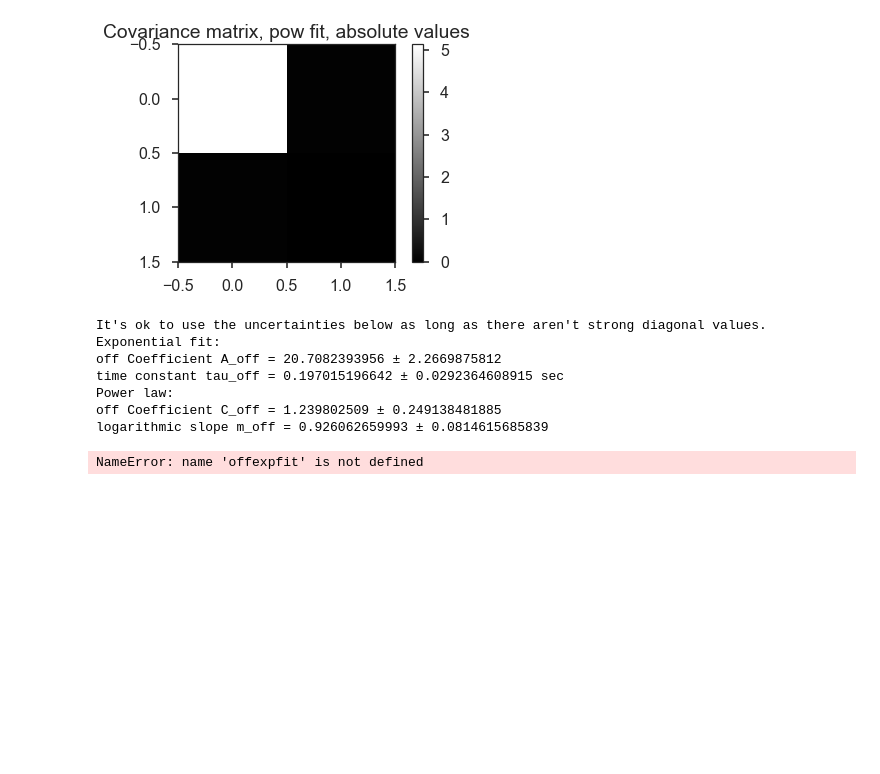
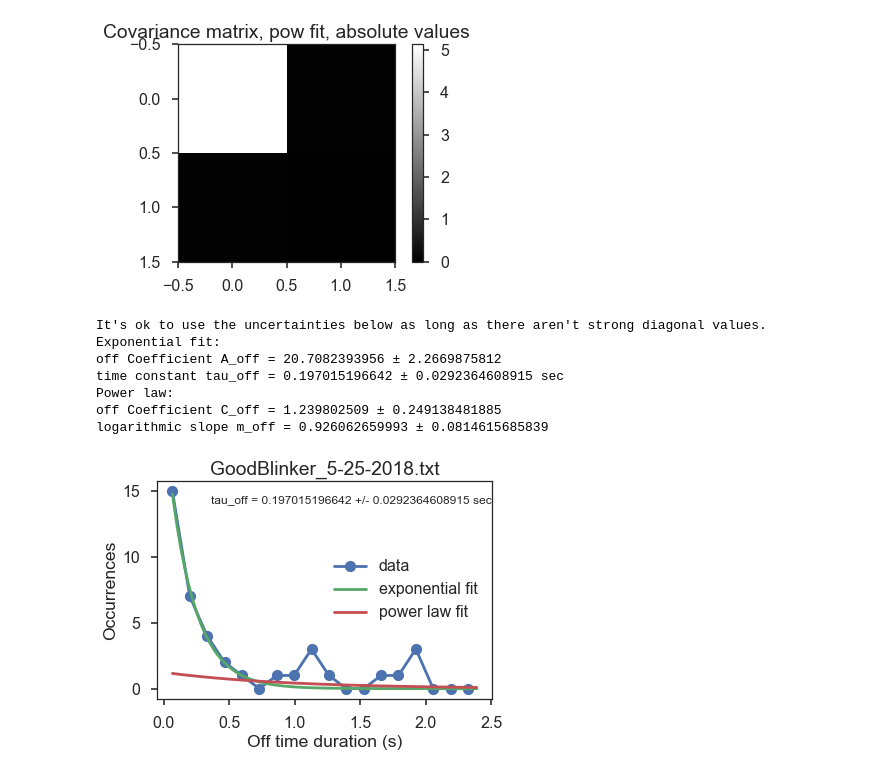
Before and after one commit to vivarose/blinker_analysis, a Jupyter notebook: blinker_analysis_with_exponential_fit.ipynb, the cells around one changed output. Saved outputs shown, nothing was run; the diff lists cells and outputs as text; code cells hidden in the pictures; blank space fills up the shorter version.

Commit message:
save plots with power law fit (still need to do truncated)

```diff
--- a/blinker_analysis_with_exponential_fit.ipynb
+++ b/blinker_analysis_with_exponential_fit.ipynb
@@ -635,18 +635,21 @@ off Coefficient C_off = 1.239802509 ± 0.249138481885
 logarithmic slope m_off = 0.926062659993 ± 0.0814615685839
 # %%
 fig,ax1 = plt.subplots()
-ax1.plot(centeredoffbins,offhist[0],'o-')
+ax1.plot(centeredoffbins,offhist[0],'o-', label='data')
 plt.xlabel('Off time duration (s)')
 plt.ylabel('Occurrences')
 #ax1.set_yscale('symlog', linthreshy=1)
-ax1.plot(offfitx,offexpfit)
-plt.text(1.0,0.9,'tau = '  + str(offparamexp[1]) + ' +/- '  + str(np.sqrt(offpcovexp[1,1])) + ' sec',
+ax1.plot(offfitx,offfitexp, label="exponential fit")
+if showpowfit:
+    ax1.plot(offfitx,offfitpow, label='power law fit')
+plt.text(1.0,0.9,'tau_off = '  + str(offparamexp[1]) + ' +/- '  + str(np.sqrt(offpcovexp[1,1])) + ' sec',
          horizontalalignment='right', transform = ax1.transAxes, fontsize=12)
 plt.title(filename)
+plt.legend(loc=5)
 
 plt.show()
 # %% [output]
-NameError: name 'offexpfit' is not defined
+[figure, added]
 # %%
 # Save figures
 
```
Also changed, not shown: parts of 7 cells of this notebook.
